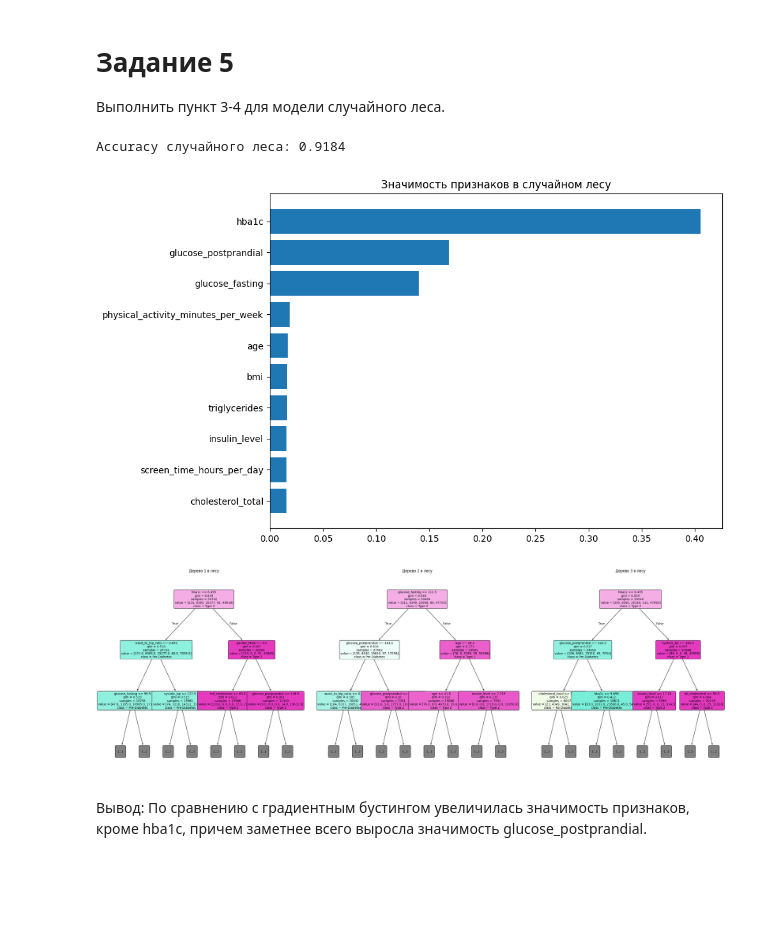
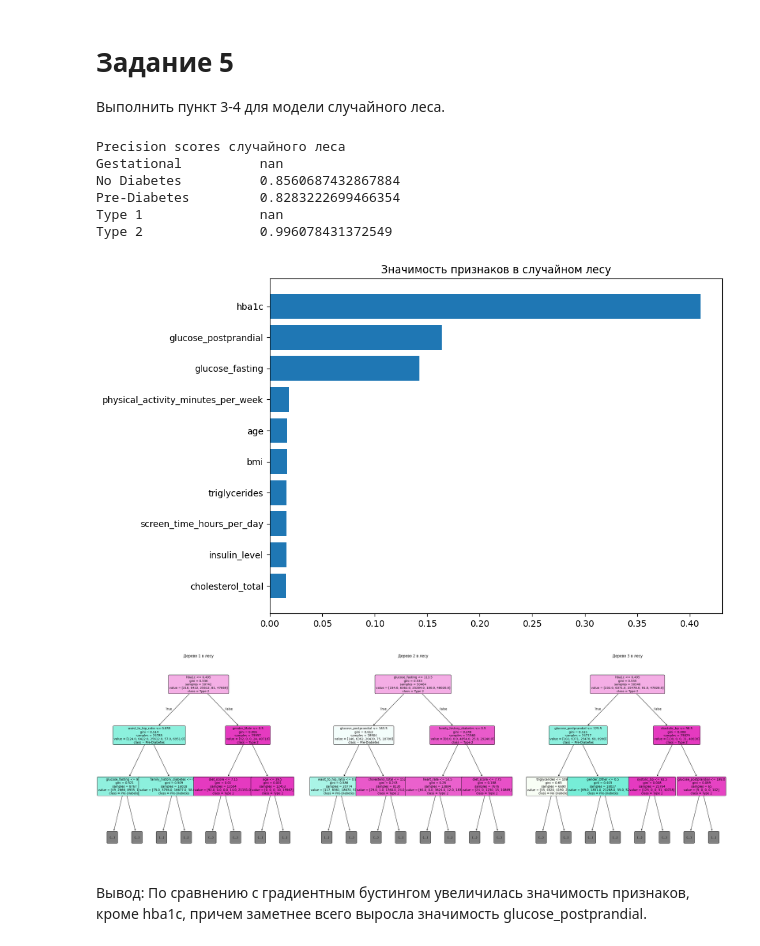
Before and after one commit to SibJusha/mmda-labs, a Jupyter notebook: mmda_lab3.ipynb, the cells around one changed output. Drawn from its saved outputs; the diff is of its cells as text; code cells hidden in the pictures; blank space fills up the shorter version.

```diff
--- a/mmda_lab3.ipynb
+++ b/mmda_lab3.ipynb
@@ -102,7 +103,12 @@ dtype: int64
 # %%
 object_cols = X.select_dtypes(include='object').columns
 X_dummy = pd.get_dummies(X, columns=object_cols, drop_first=True)
-X_train, X_test, y_train, y_test = train_test_split(X_dummy, y, test_size=0.2, random_state=0)
+X_train, X_test, y_train, y_test = train_test_split(X_dummy, y, test_size=0.2, random_state=11, stratify=y)
+# %%
+def print_precision_scores(labels, y_test, y_pred):
+    p_scores = metr.precision_score(y_test, y_pred, average=None, labels=labels, zero_division=np.nan)
+    for cls, pr in zip(labels, p_scores):
+        print(f"{cls:<20} {pr}")
 # %%
 tree_full = DecisionTreeClassifier(random_state=0)
 tree_full.fit(X_train, y_train)
@@ -144,14 +162,15 @@ for criterion in criteria:
         tree = DecisionTreeClassifier(
             criterion=criterion,
             max_leaf_nodes=max_leaves,
-            random_state=42
+            random_state=11
         )
         tree.fit(X_train, y_train)
 
-        train_acc.append(accuracy_score(y_train, tree.predict(X_train)))
+        train_acc.append(metr.precision_score(y_train, tree.predict(X_train), average='micro'))
+        # train_acc.append(accuracy_score(y_train, tree.predict(X_train)))
 
         cv_scores = cross_val_score(
-            tree, X_train, y_train, n_jobs=-1
+            tree, X_train, y_train, n_jobs=-1, scoring='precision_micro'
         )
         cv_acc.append(cv_scores.mean())
 
@@ -159,7 +178,7 @@ for criterion in criteria:
     ax.plot(leaf_nodes_range, cv_acc, label=f'{criterion} - CV', linestyle='--')
 
 ax.set_xlabel('Число листьев')
-ax.set_ylabel('accuracy')
+ax.set_ylabel('precision_micro')
 ax.set_title('Зависимость точности от числа листьев для разных критериев')
 ax.legend()
 ax.grid(True)
@@ -174,11 +193,12 @@ plt.show()
 # %%
 from sklearn.ensemble import GradientBoostingClassifier
 
-gb_model = GradientBoostingClassifier(random_state=0, n_estimators=50)
+gb_model = GradientBoostingClassifier(random_state=0, n_estimators=70)
 gb_model.fit(X_train, y_train)
 
 y_pred_gb = gb_model.predict(X_test)
-print("Accuracy градиентного бустинга:", accuracy_score(y_test, y_pred_gb))
+print("Precision scores градиентного бустинга:")
+print_precision_scores(gb_model.classes_, y_test, y_pred_gb)
 
 importances = gb_model.feature_importances_
 indices = np.argsort(importances)[::-1]
@@ -192,15 +212,4 @@ plt.xlabel("Важность признака")
 plt.gca().invert_yaxis()
 plt.tight_layout()
 plt.show()
-
-fig, axes = plt.subplots(1, 3, figsize=(30, 10))
-for i in range(3):
-    tree = gb_model.estimators_[i][0]
-    plot_tree(tree, feature_names=X_train.columns.tolist(),
-              class_names=sorted(y.unique()), filled=True, rounded=True,
-              fontsize=10, ax=axes[i], max_depth=2)
-    axes[i].set_title(f"Дерево {i+1} в бустинге класса {gb_model.classes_[0]}")
-
-plt.tight_layout()
-plt.show()
 # %% [output]
@@ -289,37 +301,44 @@ plt.show()
 from sklearn.ensemble import RandomForestClassifier
 
 rf_model = RandomForestClassifier(n_estimators=100, random_state=0, n_jobs=-1)
 rf_model.fit(X_train, y_train)
 
 y_pred_rf = rf_model.predict(X_test)
-print("Accuracy случайного леса:", accuracy_score(y_test, y_pred_rf))
+# print("Accuracy случайного леса:", accuracy_score(y_test, y_pred_rf))
+print("Precision scores случайного леса")
+print_precision_scores(rf_model.classes_, y_test, y_pred_rf)
 
 importances = rf_model.feature_importances_
 indices = np.argsort(importances)[::-1]
 
 top_n = min(10, len(importances))
 plt.figure(figsize=(10, 6))
 plt.title("Значимость признаков в случайном лесу")
 plt.barh(range(top_n), importances[indices[:top_n]])
 plt.yticks(range(top_n), [X_train.columns[i] for i in indices[:top_n]])
 plt.gca().invert_yaxis()
 plt.tight_layout()
 plt.show()
 
 fig, axes = plt.subplots(1, 3, figsize=(30, 10))
 for i in range(3):
     tree = rf_model.estimators_[i]
     plot_tree(tree, feature_names=X_train.columns.tolist(),
               class_names=sorted(y.unique()), filled=True, rounded=True,
               fontsize=10, ax=axes[i], max_depth=2)
     axes[i].set_title(f"Дерево {i+1} в лесу")
 
 plt.tight_layout()
 plt.show()
 # %% [output]
-Accuracy случайного леса: 0.9184
+Precision scores случайного леса
+Gestational          nan
+No Diabetes          0.8560687432867884
+Pre-Diabetes         0.8283222699466354
+Type 1               nan
+Type 2               0.996078431372549
-[figure, old version]
+[figure, new version]
-[figure, old version]
+[figure, new version]
 # %% [markdown]
 Вывод: По сравнению с градиентным бустингом увеличилась значимость признаков, кроме hba1c, причем заметнее всего выросла значимость glucose_postprandial.
 # %%
```
Also changed, not shown: parts of 9 cells of this notebook, 3 other files.
